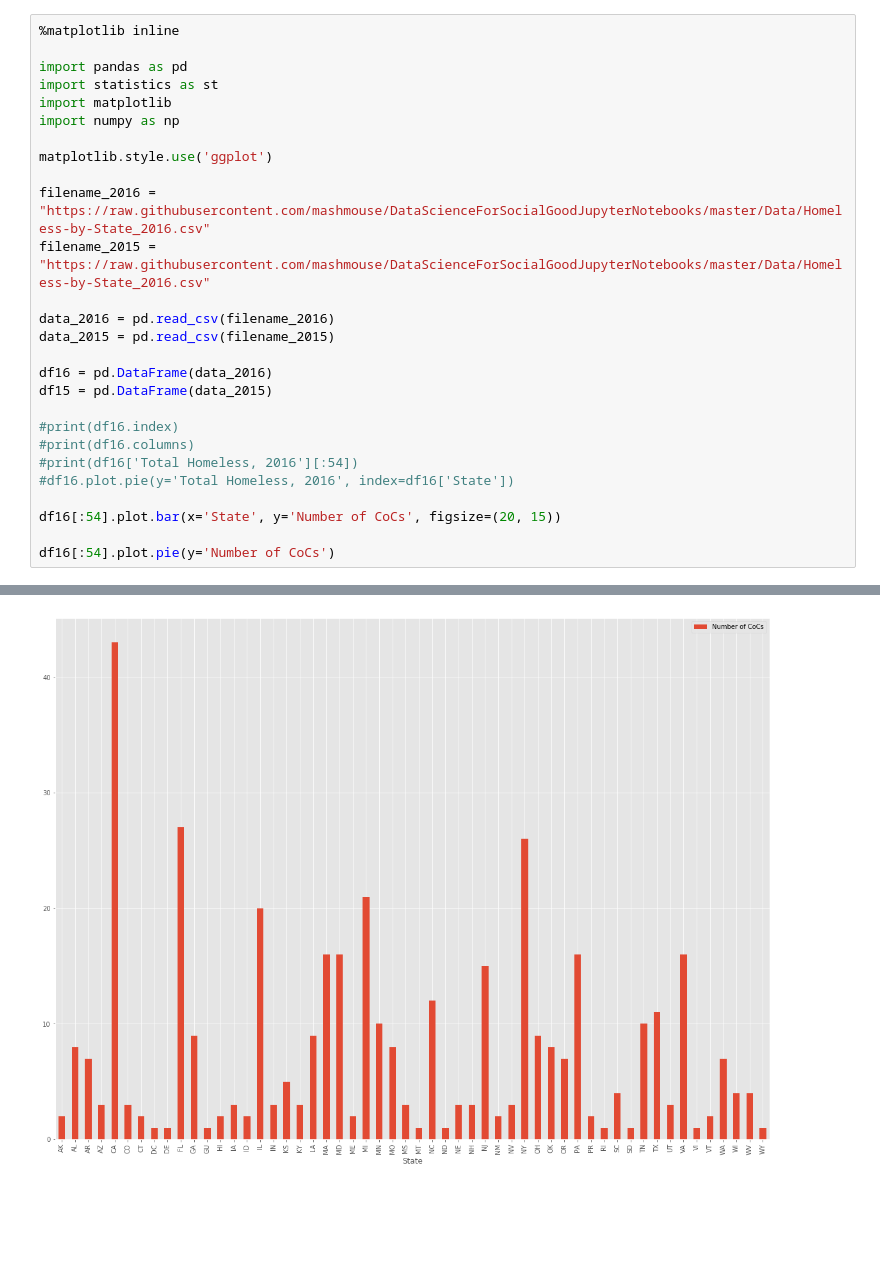
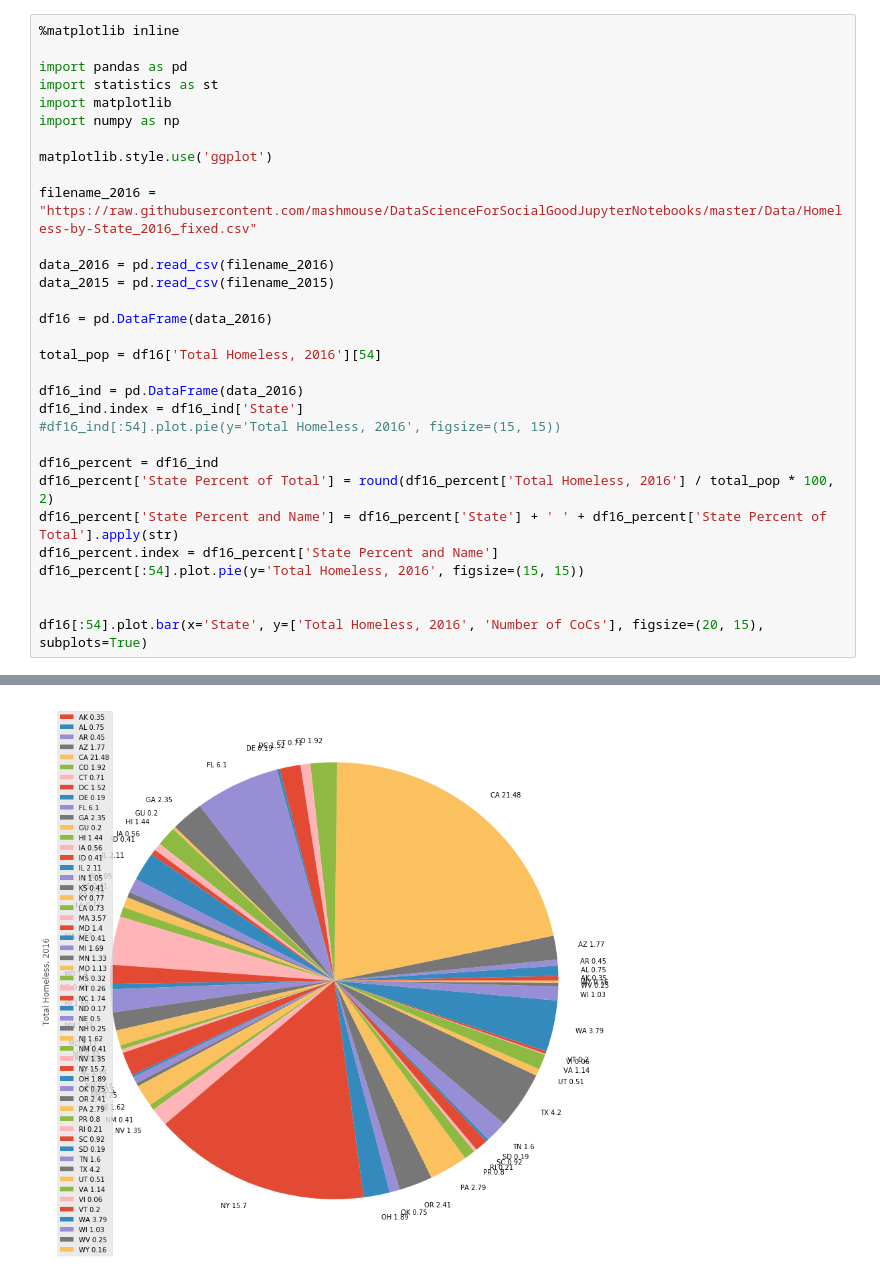
Before and after one commit to mashmouse/DataScienceForSocialGoodJupyterNotebooks, a Jupyter notebook: StudentResources/HomelessInAmerica_MarliRemash.ipynb, the cells around one changed output, grey strips where cells are left out. Cells and saved outputs as stored; diff of their text form; blank space fills up the shorter version.

```diff
--- a/StudentResources/HomelessInAmerica_MarliRemash.ipynb
+++ b/StudentResources/HomelessInAmerica_MarliRemash.ipynb
@@ -11,21 +14,25 @@ import numpy as np
 
 matplotlib.style.use('ggplot')
 
-filename_2016 = "https://raw.githubusercontent.com/mashmouse/DataScienceForSocialGoodJupyterNotebooks/master/Data/Homeless-by-State_2016.csv"
-filename_2015 = "https://raw.githubusercontent.com/mashmouse/DataScienceForSocialGoodJupyterNotebooks/master/Data/Homeless-by-State_2016.csv"
+filename_2016 = "https://raw.githubusercontent.com/mashmouse/DataScienceForSocialGoodJupyterNotebooks/master/Data/Homeless-by-State_2016_fixed.csv"
 
 data_2016 = pd.read_csv(filename_2016)
 data_2015 = pd.read_csv(filename_2015)
 
 df16 = pd.DataFrame(data_2016)
-df15 = pd.DataFrame(data_2015)
 
-#print(df16.index)
-#print(df16.columns)
-#print(df16['Total Homeless, 2016'][:54])
-#df16.plot.pie(y='Total Homeless, 2016', index=df16['State'])
+total_pop = df16['Total Homeless, 2016'][54]
 
-df16[:54].plot.bar(x='State', y='Number of CoCs', figsize=(20, 15))
+df16_ind = pd.DataFrame(data_2016)
+df16_ind.index = df16_ind['State']
+#df16_ind[:54].plot.pie(y='Total Homeless, 2016', figsize=(15, 15))
 
-df16[:54].plot.pie(y='Number of CoCs')
+df16_percent = df16_ind
+df16_percent['State Percent of Total'] = round(df16_percent['Total Homeless, 2016'] / total_pop * 100, 2)
+df16_percent['State Percent and Name'] = df16_percent['State'] + ' ' + df16_percent['State Percent of Total'].apply(str)
+df16_percent.index = df16_percent['State Percent and Name']
+df16_percent[:54].plot.pie(y='Total Homeless, 2016', figsize=(15, 15))
+
+
+df16[:54].plot.bar(x='State', y=['Total Homeless, 2016', 'Number of CoCs'], figsize=(20, 15), subplots=True)
 # %% [output]
@@ -33 +41 @@ df16[:54].plot.pie(y='Number of CoCs')
-[figure, old version]
+[figure, new version]
```
Also changed, not shown: parts of 3 cells of this notebook.
